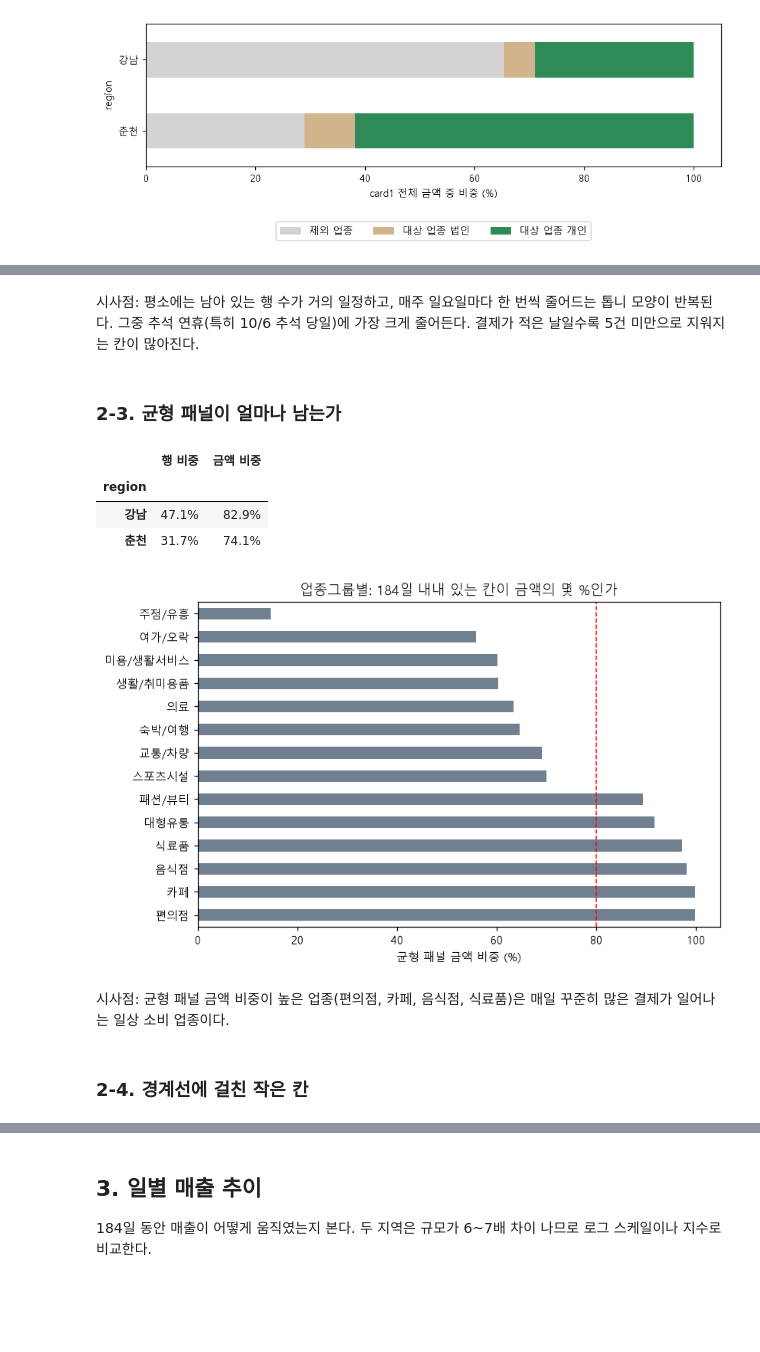
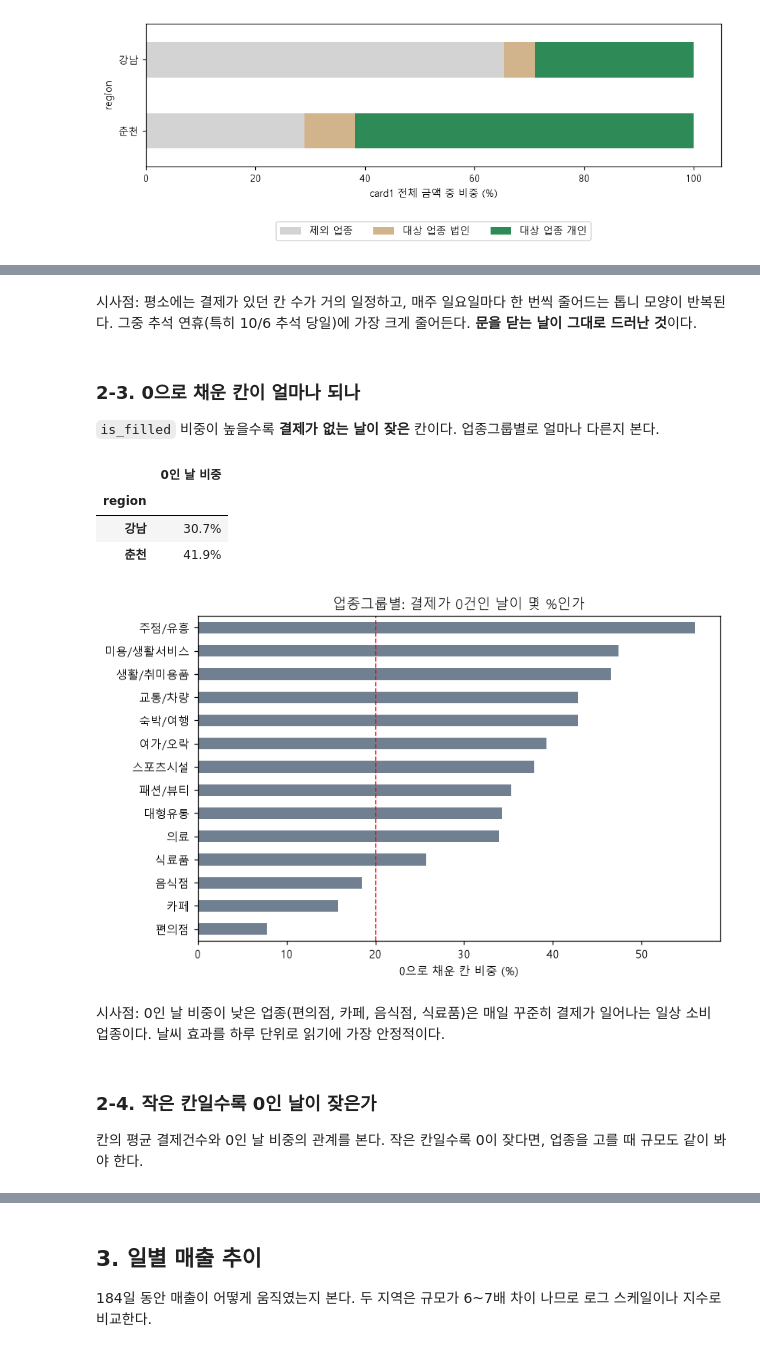
Before and after one commit to troymerai/climate_recovery, a Jupyter notebook: notebooks/02_card_eda.ipynb, the cells around one changed output, grey strips where cells are left out. Drawn from its saved outputs; the diff is of its cells as text; code cells hidden in the pictures; blank space fills up the shorter version.

```diff
--- a/notebooks/02_card_eda.ipynb
+++ b/notebooks/02_card_eda.ipynb
@@ -204,35 +207,33 @@ print('행이 가장 적은 날:', rows.sum(axis=1).idxmin().date())       # idx
 | 춘천 | 2,088.00 | 2,107.00 | 2,111.00 | 2,116.00 | 2,151.00 | 2,128.00 | 1,867.00 |
 행이 가장 적은 날: 2025-10-06
 # %% [markdown]
-시사점: 평소에는 남아 있는 행 수가 거의 일정하고, 매주 일요일마다 한 번씩 줄어드는 톱니 모양이 반복된다. 그중 추석 연휴(특히 10/6 추석 당일)에 가장 크게 줄어든다. 결제가 적은 날일수록 5건 미만으로 지워지는 칸이 많아진다.
+시사점: 평소에는 결제가 있던 칸 수가 거의 일정하고, 매주 일요일마다 한 번씩 줄어드는 톱니 모양이 반복된다.
+그중 추석 연휴(특히 10/6 추석 당일)에 가장 크게 줄어든다. **문을 닫는 날이 그대로 드러난 것**이다.
 # %% [markdown]
-### 2-3. 균형 패널이 얼마나 남는가
+### 2-3. 0으로 채운 칸이 얼마나 되나
+`is_filled` 비중이 높을수록 **결제가 없는 날이 잦은** 칸이다. 업종그룹별로 얼마나 다른지 본다.
 # %%
-def balanced_share(df):
-    """균형 패널(184일 내내 있는 칸)이 행과 금액에서 차지하는 비중."""
-    return pd.Series({
-        '행 비중': df['is_balanced'].mean(),                                         # True=1, False=0 이라 평균 = 비율
-        '금액 비중': df.loc[df['is_balanced'], 'amount'].sum() / df['amount'].sum(),
-    })
+CELL1 = ['region', 'industry', 'sex', 'age', 'time_gb']      # 칸을 정하는 5개 항목 (날짜 제외)
 
-bal_region = base1.groupby('region')[['is_balanced', 'amount']].apply(balanced_share)
-display(bal_region.map('{:.1%}'.format))                   # map: 모든 값을 '47.0%' 같은 글자로
+zero_region = base1.groupby('region')['is_filled'].mean().rename('0인 날 비중')
+display(zero_region.to_frame().map('{:.1%}'.format))
 
-# 업종그룹별 균형 패널 금액 비중 -> 작은 값일수록 마스킹 영향이 큼
-bal_group = (base1.groupby('industry_group')[['is_balanced', 'amount']].apply(balanced_share)['금액 비중']
-             .sort_values(ascending=False))                # 큰 값이 먼저 -> barh에서는 아래로 감 (작은 값이 위)
-ax = bal_group.mul(100).plot(kind='barh', figsize=(8, 5), color='slategray')
-ax.set(xlabel='균형 패널 금액 비중 (%)', ylabel='', title='업종그룹별: 184일 내내 있는 칸이 금액의 몇 %인가')
-ax.axvline(80, ls='--', color='red', lw=1)                 # 80% 기준선
+# 업종그룹별 0인 날 비중 -> 높을수록 하루 단위로 들쭉날쭉한 업종
+zero_group = base1.groupby('industry_group')['is_filled'].mean().sort_values()
+ax = zero_group.mul(100).plot(kind='barh', figsize=(8, 5), color='slategray')
+ax.set(xlabel='0으로 채운 칸 비중 (%)', ylabel='', title='업종그룹별: 결제가 0건인 날이 몇 %인가')
+ax.axvline(20, ls='--', color='red', lw=1)                 # 20% 기준선
 plt.show()
 # %% [output]
-|  | 행 비중 | 금액 비중 |
-| region |  |  |
-| 강남 | 47.1% | 82.9% |
-| 춘천 | 31.7% | 74.1% |
+|  | 0인 날 비중 |
+| region |  |
+| 강남 | 30.7% |
+| 춘천 | 41.9% |
-[figure, old version]
+[figure, new version]
 # %% [markdown]
-시사점: 균형 패널 금액 비중이 높은 업종(편의점, 카페, 음식점, 식료품)은 매일 꾸준히 많은 결제가 일어나는 일상 소비 업종이다.
+시사점: 0인 날 비중이 낮은 업종(편의점, 카페, 음식점, 식료품)은 매일 꾸준히 결제가 일어나는 일상 소비 업종이다.
+날씨 효과를 하루 단위로 읽기에 가장 안정적이다.
 # %% [markdown]
-### 2-4. 경계선에 걸친 작은 칸
+### 2-4. 작은 칸일수록 0인 날이 잦은가
+칸의 평균 결제건수와 0인 날 비중의 관계를 본다. 작은 칸일수록 0이 잦다면, 업종을 고를 때 규모도 같이 봐야 한다.
 # %%
```
Also changed, not shown: parts of 11 cells of this notebook, 1 other file.
